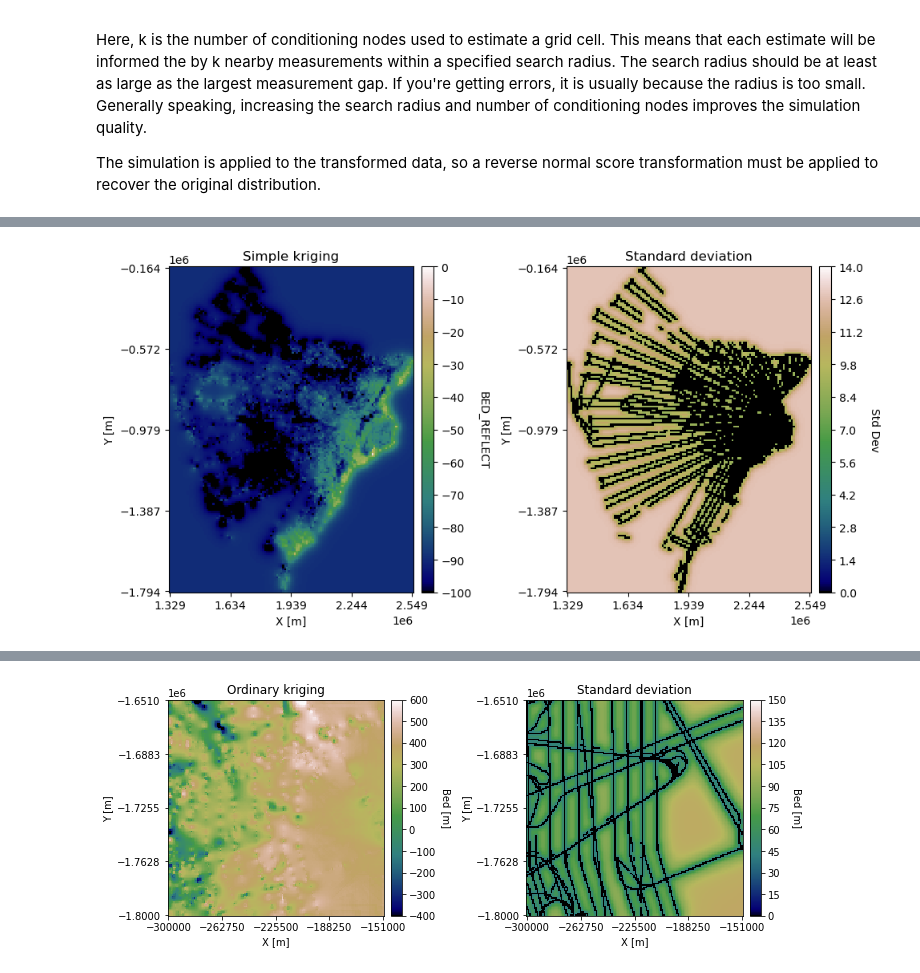
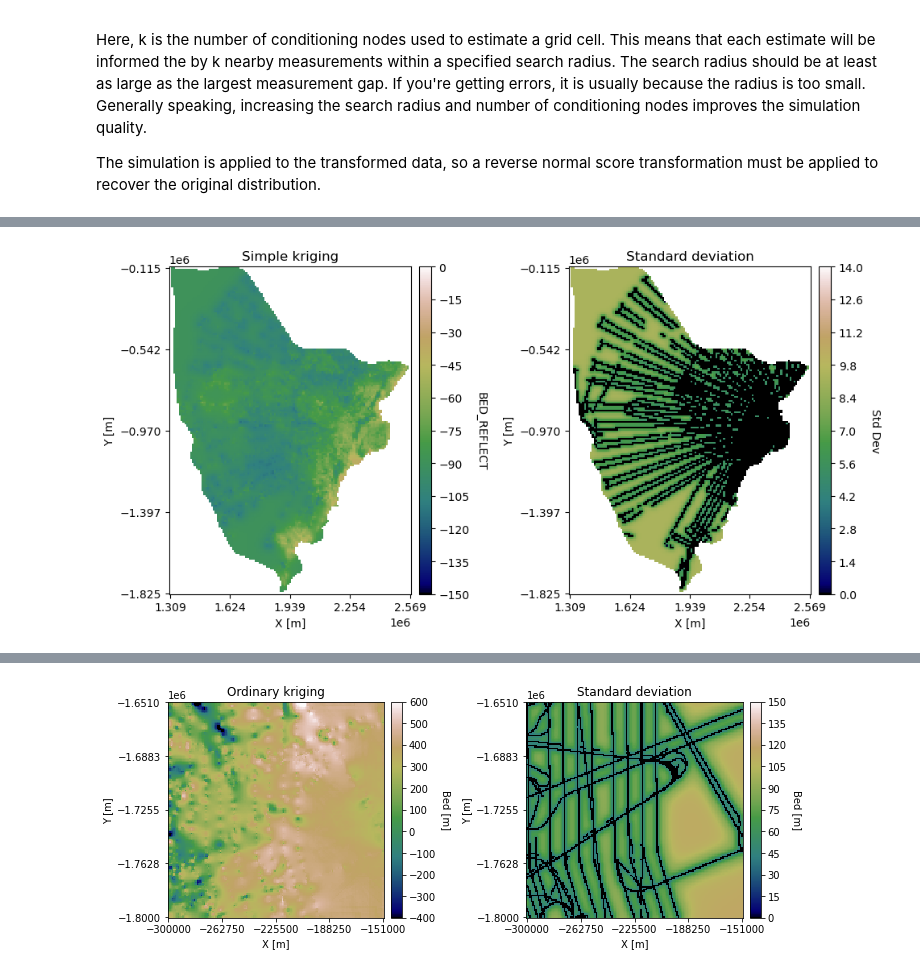
Before and after one commit to elizadawson/gstatsimbook, a Jupyter notebook: 3_Simple_kriging_and_ordinary_kriging.ipynb, the cells around one changed output, grey strips where cells are left out. Cells and saved outputs as stored; diff of their text form; code cells hidden in the pictures.

Commit message:
simple kriging done

```diff
--- a/3_Simple_kriging_and_ordinary_kriging.ipynb
+++ b/3_Simple_kriging_and_ordinary_kriging.ipynb
@@ -114,0 +137,20 @@ array([[ 1329043.09744601, -1794358.93449242],
+# %%
+# define coordinate grid based on full shapefile extent (not just data extent)
+wilkes_bounds = wilkes.total_bounds  # [xmin, ymin, xmax, ymax]
+xmin = wilkes_bounds[0]; xmax = wilkes_bounds[2]
+ymin = wilkes_bounds[1]; ymax = wilkes_bounds[3]
+
+Pred_grid_xy, pred_cols, pred_rows = gs.Gridding.make_grid(xmin, xmax, ymin, ymax, res)
+# use prediction grid rows/cols for plotting (may differ from grid_data's rows/cols)
+rows = pred_rows
+cols = pred_cols
+print(f"Prediction grid: {len(Pred_grid_xy)} points, rows={rows}, cols={cols}")
+
+# create mask for cells inside the Wilkes basin shapefile
+from shapely.geometry import Point
+pred_gdf = gpd.GeoDataFrame(
+    geometry=[Point(x, y) for x, y in Pred_grid_xy],
+    crs=gdf.crs
+)
+inside_mask = pred_gdf.within(wilkes.union_all())
+print(f"Points inside Wilkes basin: {inside_mask.sum()} of {len(Pred_grid_xy)}")
@@ -155,3 +200,7 @@ std = std_SK.reshape(-1,1)
 spred_trans = nst_trans.inverse_transform(est)
 sstd_trans = nst_trans.inverse_transform(std)
 sstd_trans = sstd_trans - np.min(sstd_trans)
+
+# mask values outside Wilkes basin
+spred_trans[~inside_mask.values] = np.nan
+sstd_trans[~inside_mask.values] = np.nan
@@ -179,10 +207,8 @@ plt.hist(sstd_trans,100)
 # %%
 # plot simple kriging and standard deviation
-# mplot2_std(Pred_grid_xy, spred_trans, sstd_trans, rows, cols,
-#            title1='Simple kriging, sill=1', title2='Standard deviation')
-
 mplot2_std(Pred_grid_xy, spred_trans, sstd_trans,
-rows, cols, title1='Simple kriging', title2='Standard deviation', vmin=-100, vmax=0, std_vmin=0,
-std_vmax=14, clabel='BED_REFLECT', std_clabel='Std Dev')
+           rows, cols, title1='Simple kriging', title2='Standard deviation',
+           vmin=-150, vmax=0, std_vmin=0, std_vmax=14,
+           clabel='BED_REFLECT', std_clabel='Std Dev')
 # %% [output]
-[figure, old version]
+[figure, new version]
```
Also changed, not shown: parts of 16 cells of this notebook.
